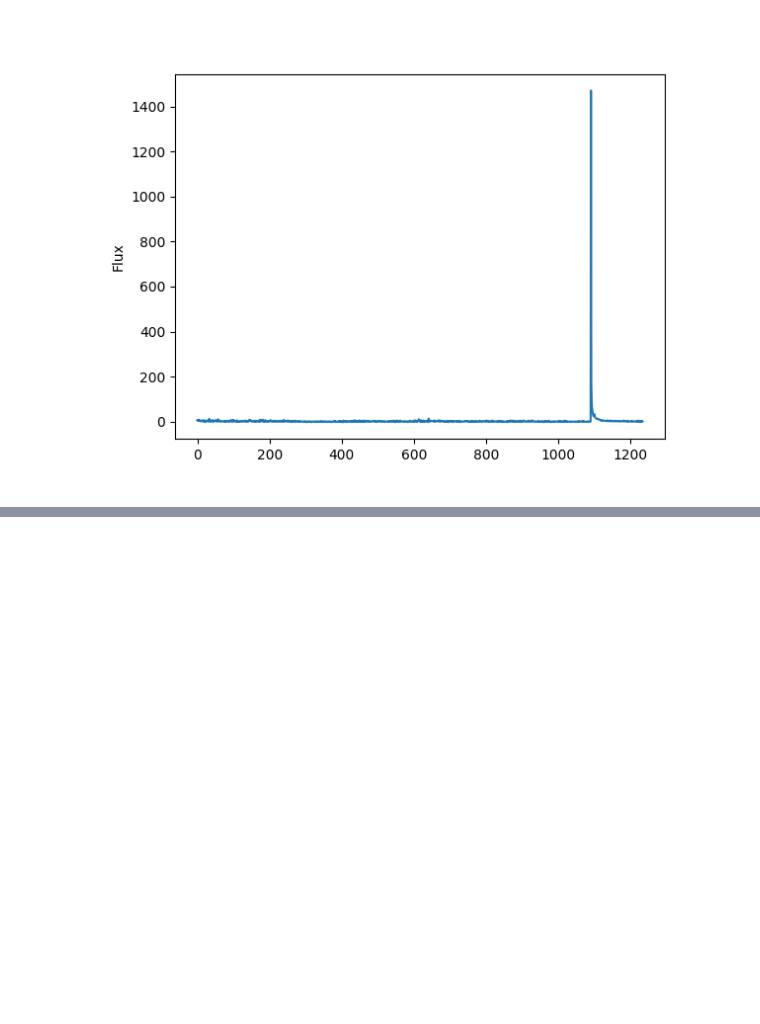
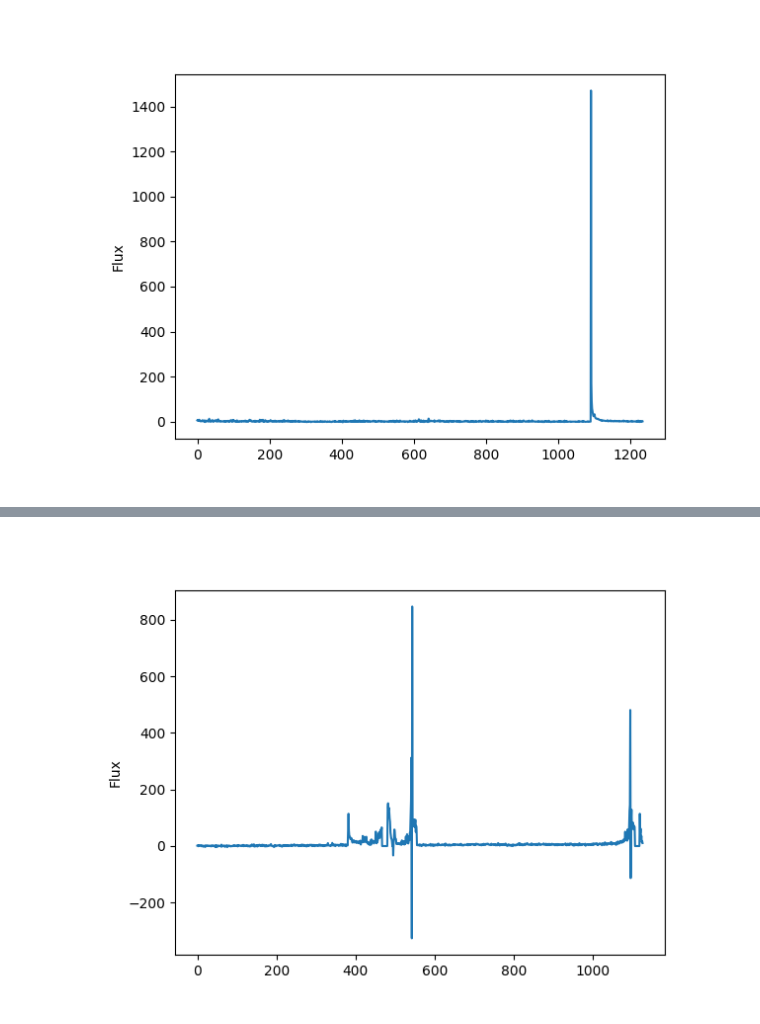
Before and after one commit to CheerfulUser/tessts, a Jupyter notebook: dev/source_detector_v1.ipynb, the cells around one changed output, grey strips where cells are left out. Saved outputs shown, nothing was run; the diff lists cells and outputs as text; code cells hidden in the pictures; blank space fills up the shorter version.

```diff
--- a/dev/source_detector_v1.ipynb
+++ b/dev/source_detector_v1.ipynb
@@ -330,0 +413,4 @@ plot_lightcurve(tess2,result2,id=3)
+# %%
+plot_lightcurve(tess3,result3,id=5) # GRB191016A
+# %% [output]
+[figure, added]
```
Also changed, not shown: parts of 7 cells of this notebook.
